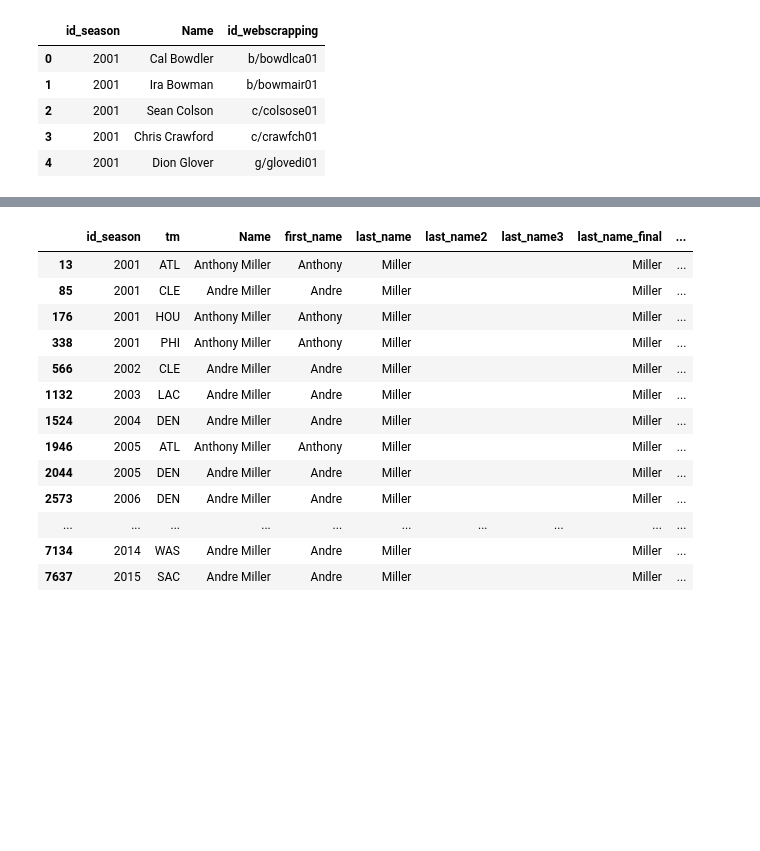
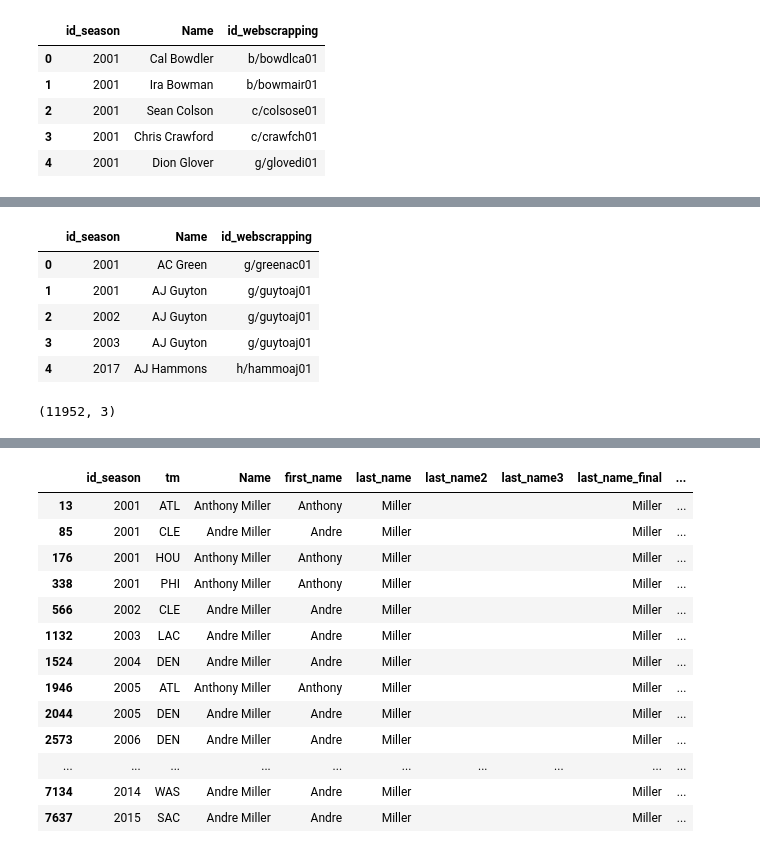
Before and after one commit to yannick-yf/foreshadwownba-data-engineering-pipeline, a Jupyter notebook: manual_verif.ipynb, the cells around one changed output, grey strips where cells are left out. Drawn from its saved outputs; the diff is of its cells as text; code cells hidden in the pictures; blank space fills up the shorter version.

```diff
--- a/manual_verif.ipynb
+++ b/manual_verif.ipynb
@@ -449,0 +488,9 @@ final.head()
+# %%
+nba_id_webscrappe_players.head()
+# %% [output]
+|  | id_season | Name | id_webscrapping |
+| 0 | 2001 | AC Green | g/greenac01 |
+| 1 | 2001 | AJ Guyton | g/guytoaj01 |
+| 2 | 2002 | AJ Guyton | g/guytoaj01 |
+| 3 | 2003 | AJ Guyton | g/guytoaj01 |
+| 4 | 2017 | AJ Hammons | h/hammoaj01 |
@@ -449,0 +505,4 @@ final.head()
+# %%
+nba_id_webscrappe_players.shape
+# %% [output]
+(11952, 3)
```
Also changed, not shown: parts of 12 cells of this notebook, 3 other files.
